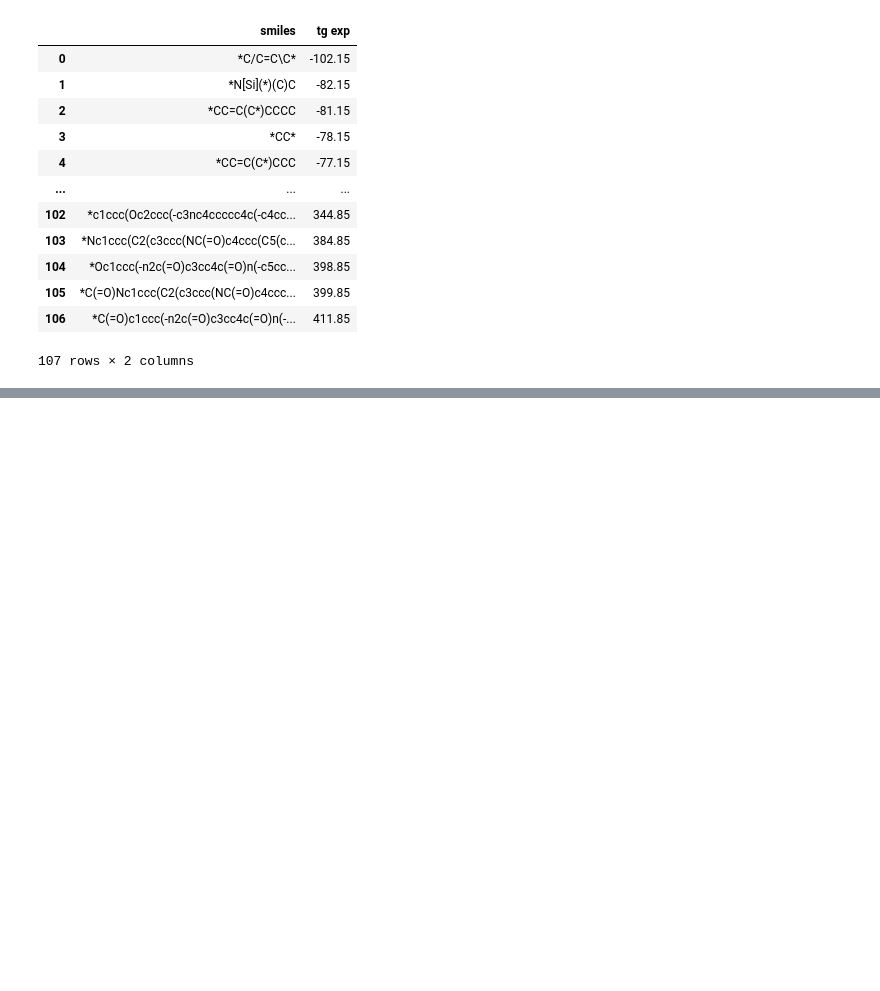
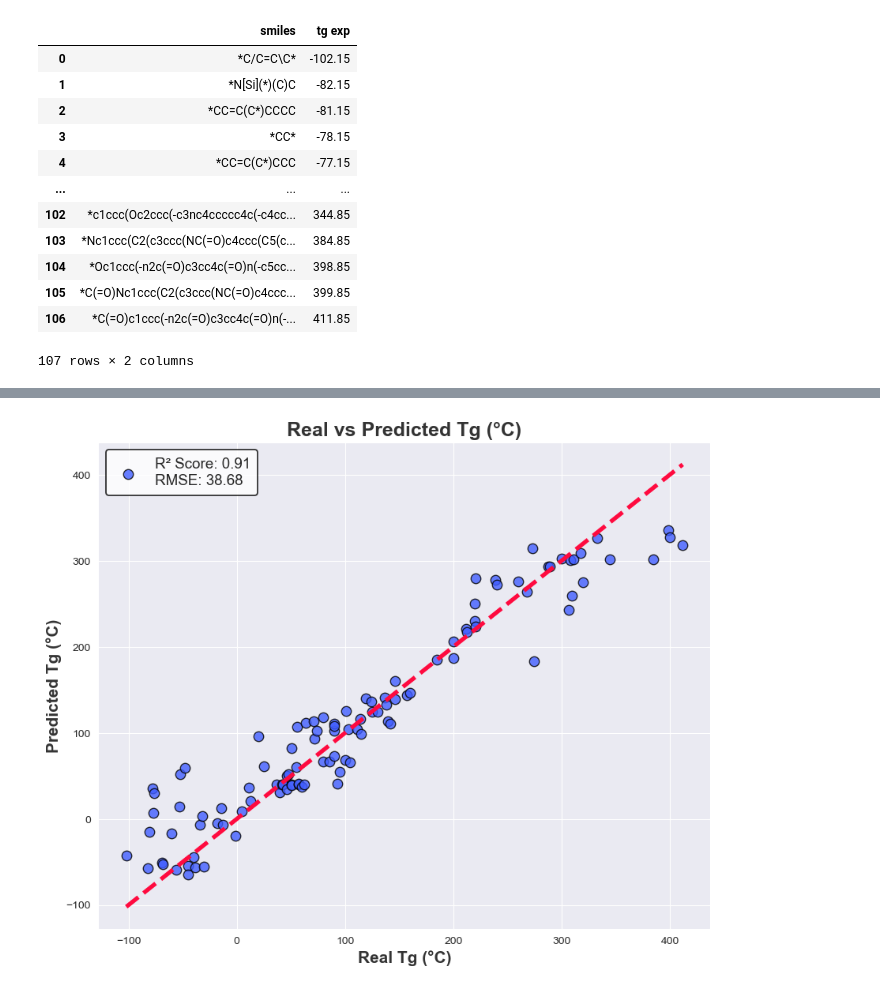
Before and after one commit to Awguhst/GNN-Tg-IForest, a Jupyter notebook: HybridGIN.ipynb, the cells around one changed output, grey strips where cells are left out. Cells and saved outputs as stored; diff of their text form; code cells hidden in the pictures; blank space fills up the shorter version.

```diff
--- a/HybridGIN.ipynb
+++ b/HybridGIN.ipynb
@@ -460,0 +477,41 @@ MAE: 29.733
+# %%
+# Compute R² score and RMSE
+r2 = r2_score(test_res['actual'], test_res['pred'])
+rmse = np.sqrt(mean_squared_error(test_res['actual'], test_res['pred']))
+
+# Choose a style for the plot
+sns.set_style('darkgrid')  # Dark grid background for the plot
+sns.set_palette("crest")  # Set the color palette for the plot
+
+# Set figure size
+plt.figure(figsize=(10, 8))
+
+# Scatter plot: Actual vs Predicted values
+plt.scatter(test_res['actual'], test_res['pred'], color='#415eff', alpha=0.8, edgecolors='black', s=80)
+
+# Plot the line of perfect prediction (45-degree line)
+plt.plot([min(test_res['actual']), max(test_res['actual'])],
+         [min(test_res['actual']), max(test_res['actual'])],
+         color='#ff0a3f', linestyle='--', lw=3.8, label="Perfect Fit (y=x)")
+
+# Create legend text
+legend_text = f'R² Score: {r2:.2f}\nRMSE: {rmse:.2f}'
+
+# Add a professional-looking legend in the **top-left corner**
+legend = plt.legend([legend_text], loc="upper left", fontsize=13.5,
+                    frameon=True, edgecolor="black", facecolor="white",
+                    borderpad=0.5)
+
+# Increase border thickness
+legend.get_frame().set_linewidth(1.3)
+
+# Title and labels
+plt.title('Real vs Predicted Tg (°C)', fontsize=18, fontweight='bold', color='#333333')
+plt.xlabel('Real Tg (°C)', fontsize=15, fontweight='bold', color='#333333')
+plt.ylabel('Predicted Tg (°C)', fontsize=15, fontweight='bold', color='#333333')
+
+# Display grid and plot
+plt.grid(True)
+plt.show()
+# %% [output]
+[figure, added]
```
Also changed, not shown: parts of 10 cells of this notebook.
